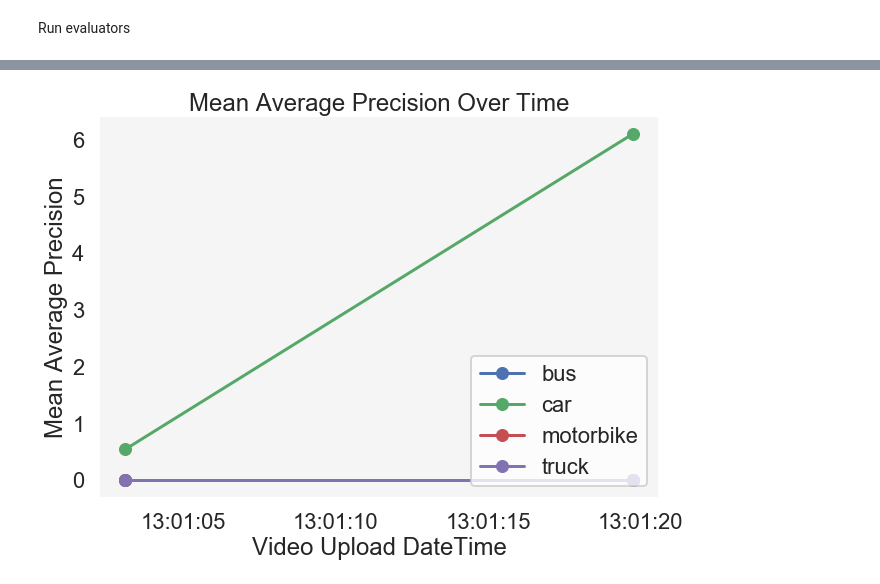
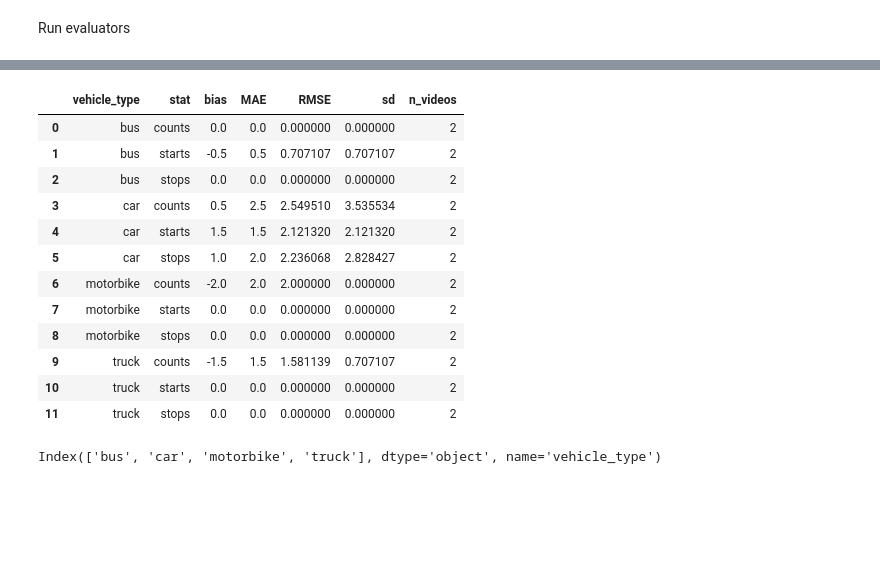
Before and after one commit to dssg/air_pollution_estimation, a Jupyter notebook: notebooks/20190730_CW_eval_plotting.ipynb, the cells around one changed output, grey strips where cells are left out. Saved outputs shown, nothing was run; the diff lists cells and outputs as text; code cells hidden in the pictures; blank space fills up the shorter version.

```diff
--- a/notebooks/20190730_CW_eval_plotting.ipynb
+++ b/notebooks/20190730_CW_eval_plotting.ipynb
@@ -24,15 +20,10 @@ Read in video level data
 xml_paths = ["C:\\Users\\Caroline Wang\\OneDrive\\DSSG\\air_pollution_estimation\\annotations\\15_2019-06-29_13-01-03.094068_00001.01252.xml",
             "C:\\Users\\Caroline Wang\\OneDrive\\DSSG\\air_pollution_estimation\\annotations\\14_2019-06-29_13-01-19.744908_00001.05900.xml"]
 
-video_level_dfs = pd.read_csv("../data/carolinetemp/video_level_df.csv",
+video_level_df = pd.read_csv("../data/carolinetemp/video_level_df.csv",
                     dtype={"camera_id": str},
                     parse_dates=["video_upload_datetime"])
-del video_level_dfs['Unnamed: 0']
-
-video_level_df_list = []
-video_level_groups = video_level_dfs.groupby(['camera_id', 'video_upload_datetime'])
-for name, group in video_level_groups:
-    video_level_df_list.append(group)
+del video_level_df['Unnamed: 0']
 # %% [markdown]
 Read in frame level data
 # %%
@@ -107,4 +52,22 @@ frame_level_mAP_df
-# %%
-plot_mAP_over_time(frame_level_mAP_df)
-# %% [output]
-[figure, removed]
+# %%
+video_level_stats_df
+# %% [output]
+|  | vehicle_type | stat | bias | MAE | RMSE | sd | n_videos |
+| 0 | bus | counts | 0.0 | 0.0 | 0.000000 | 0.000000 | 2 |
+| 1 | bus | starts | -0.5 | 0.5 | 0.707107 | 0.707107 | 2 |
+| 2 | bus | stops | 0.0 | 0.0 | 0.000000 | 0.000000 | 2 |
+| 3 | car | counts | 0.5 | 2.5 | 2.549510 | 3.535534 | 2 |
+| 4 | car | starts | 1.5 | 1.5 | 2.121320 | 2.121320 | 2 |
+| 5 | car | stops | 1.0 | 2.0 | 2.236068 | 2.828427 | 2 |
+| 6 | motorbike | counts | -2.0 | 2.0 | 2.000000 | 0.000000 | 2 |
+| 7 | motorbike | starts | 0.0 | 0.0 | 0.000000 | 0.000000 | 2 |
+| 8 | motorbike | stops | 0.0 | 0.0 | 0.000000 | 0.000000 | 2 |
+| 9 | truck | counts | -1.5 | 1.5 | 1.581139 | 0.707107 | 2 |
+| 10 | truck | starts | 0.0 | 0.0 | 0.000000 | 0.000000 | 2 |
+| 11 | truck | stops | 0.0 | 0.0 | 0.000000 | 0.000000 | 2 |
+# %%
+pivoted = (video_level_stats_df[['stat','vehicle_type', 'bias']]
+           .pivot(index='vehicle_type', columns='stat', values='bias')
+)
+# %% [output]
+Index(['bus', 'car', 'motorbike', 'truck'], dtype='object', name='vehicle_type')
```
Also changed, not shown: parts of 12 cells of this notebook, 4 other files.
